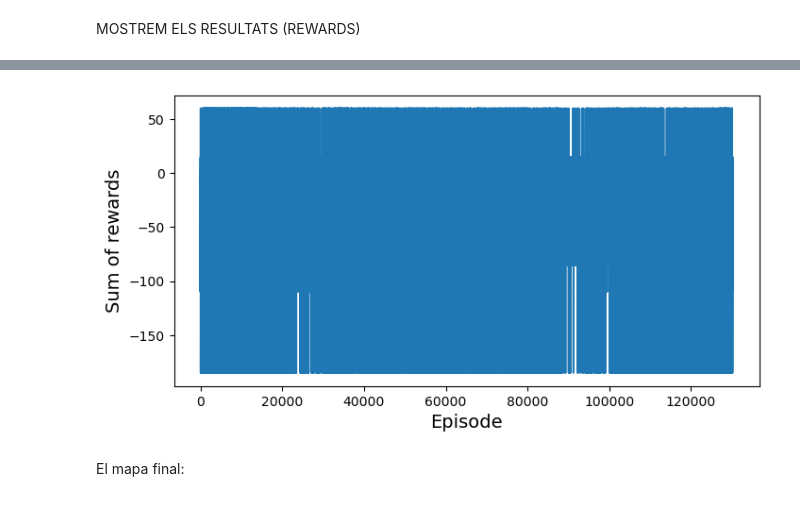
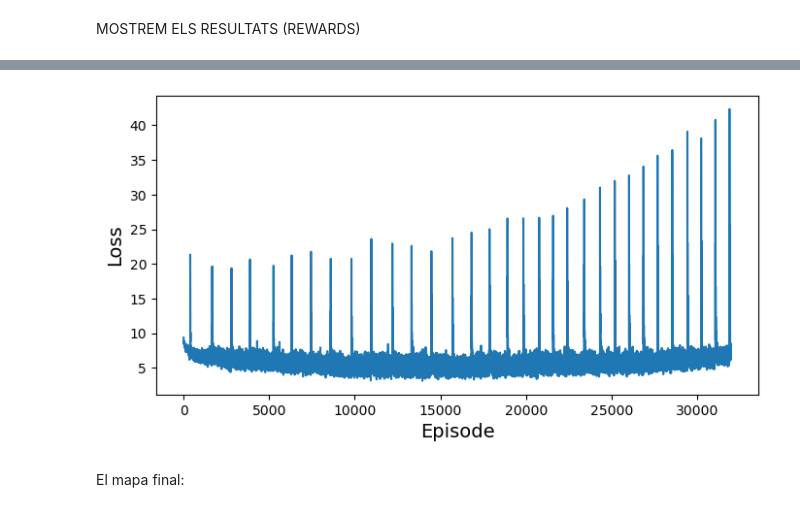
Before and after one commit to BilalAabkari/TFG-snowman, a Jupyter notebook: main.ipynb, the cells around one changed output, grey strips where cells are left out. Cells and saved outputs as stored; diff of their text form; code cells hidden in the pictures.

```diff
--- a/main.ipynb
+++ b/main.ipynb
@@ -30,5 +30,5 @@ save_path = './trainedModels/alice.pt'
 # %%
-map_rows=9
+map_rows=8
 map_cols=15
 n_actions = 4 #Modifica quan implementi gym
 
@@ -39,6 +39,6 @@ snowman_env = SnowmanEnvironment(map_file=map_path,
                                  enable_blocked_snowman_optimization=True,
                                  enable_snowball_number_optimization=True,
                                  enable_snowball_distances_optimization=False,
-                                 enable_visited_cells_optimization=True,
+                                 enable_visited_cells_optimization=False,
                                  enable_pushable_positions_optimization=False)
 # %% [output]
@@ -58,8 +58,8 @@ target_net.load_state_dict(policy_net.state_dict())
 # %%
 from trainingAgents.SnowmanTrainingAgent_v2 import TrainingAgent
 
-BATCH_SIZE = 128 #mida del batch del replay
-GAMMA = 0.97 #factor de descompte de les recompeses futures
+BATCH_SIZE = 2048 #mida del batch del replay
+GAMMA = 0.99 #factor de descompte de les recompeses futures
 EPS_START = 1 #valor inicial de la epsilon per la epsilon greedy policy
 EPS_END = 0.1 #valor final de la epsilon per la epsilon greedy policy
 EPS_DECAY = 10000 #controla la caiguda expoencial del valor epsilon, com més alt, mes lent disminueix
@@ -82,6 +82,7 @@ jugades=30
 rewards = []
 rewards_per_jugada = []
 best_score = -100000
+losses = []
 # %%
 
 
@@ -143,7 +144,9 @@ for episode in range(episodes):
         state = next_state
 
         #OPTIMIZATION
-        training_agent.training_step()
+        loss = training_agent.training_step()
+        if loss != None:
+            losses.append(loss)
 
 
 
@@ -170,12 +173,12 @@ for episode in range(episodes):
             target_net_state_dict[key] = policy_net_state_dict[key]*TAU + target_net_state_dict[key]*(1-TAU)
             training_agent.target_net.load_state_dict(target_net_state_dict)
     else:
-        if episode % 5 == 0:
+        if episode % 100 == 0:
             training_agent.target_net.load_state_dict(training_agent.policy_net.state_dict())
 
 
     rewards.append(sum(act_rewards))
-    if episode % 100 == 0:
+    if episode % 50 == 0:
         eps = EPS_END + (EPS_START - EPS_END) * math.exp(-1. * max(0,(training_agent.steps_done-training_agent.initial_random_steps)) / EPS_DECAY)
         print("\rEpisode: {}, jugades {}, total_score: {} , score: {}, best_score: {} eps: {:.3f}    \n".format(episode, nJuagades, sum(act_rewards), rewards_string, best_score, eps), end="")
         snowman_env.show_map(SnowmanEnvironment.DECODED_TEXT_MODE)
@@ -211,12 +214,12 @@ NameError: name 'plt' is not defined
 # %%
 plt.figure(figsize=(8, 4))
-plt.plot(rewards_per_jugada)
+plt.plot(losses)
 plt.xlabel("Episode", fontsize=14)
-plt.ylabel("Sum of rewards", fontsize=14)
+plt.ylabel("Loss", fontsize=14)
 #save_fig("dqn_rewards_plot")
 plt.show()
 # %% [output]
-[figure, old version]
+[figure, new version]
 # %% [markdown]
 El mapa final:
 # %%
```
Also changed, not shown: parts of 4 cells of this notebook, 4 other files.
